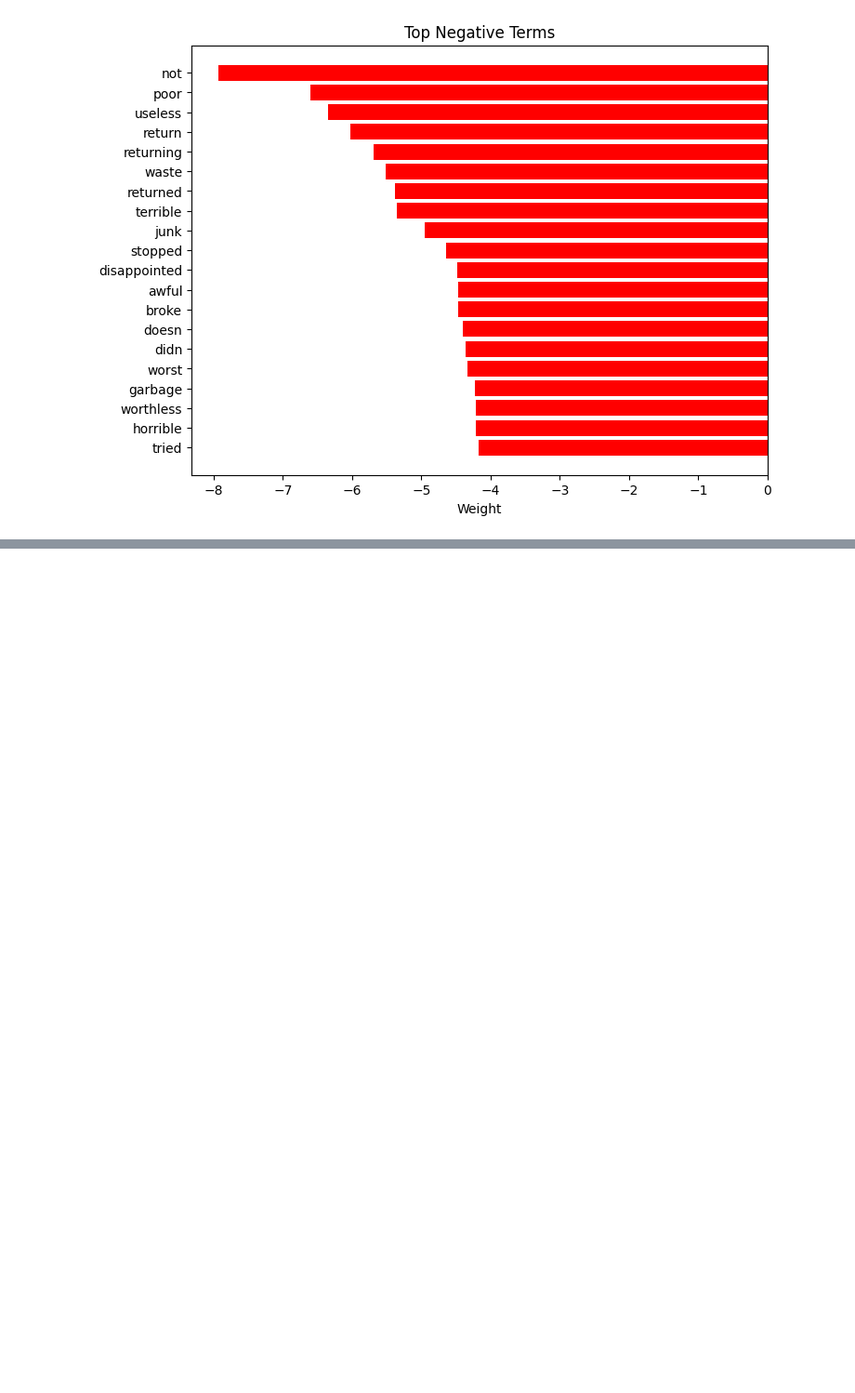
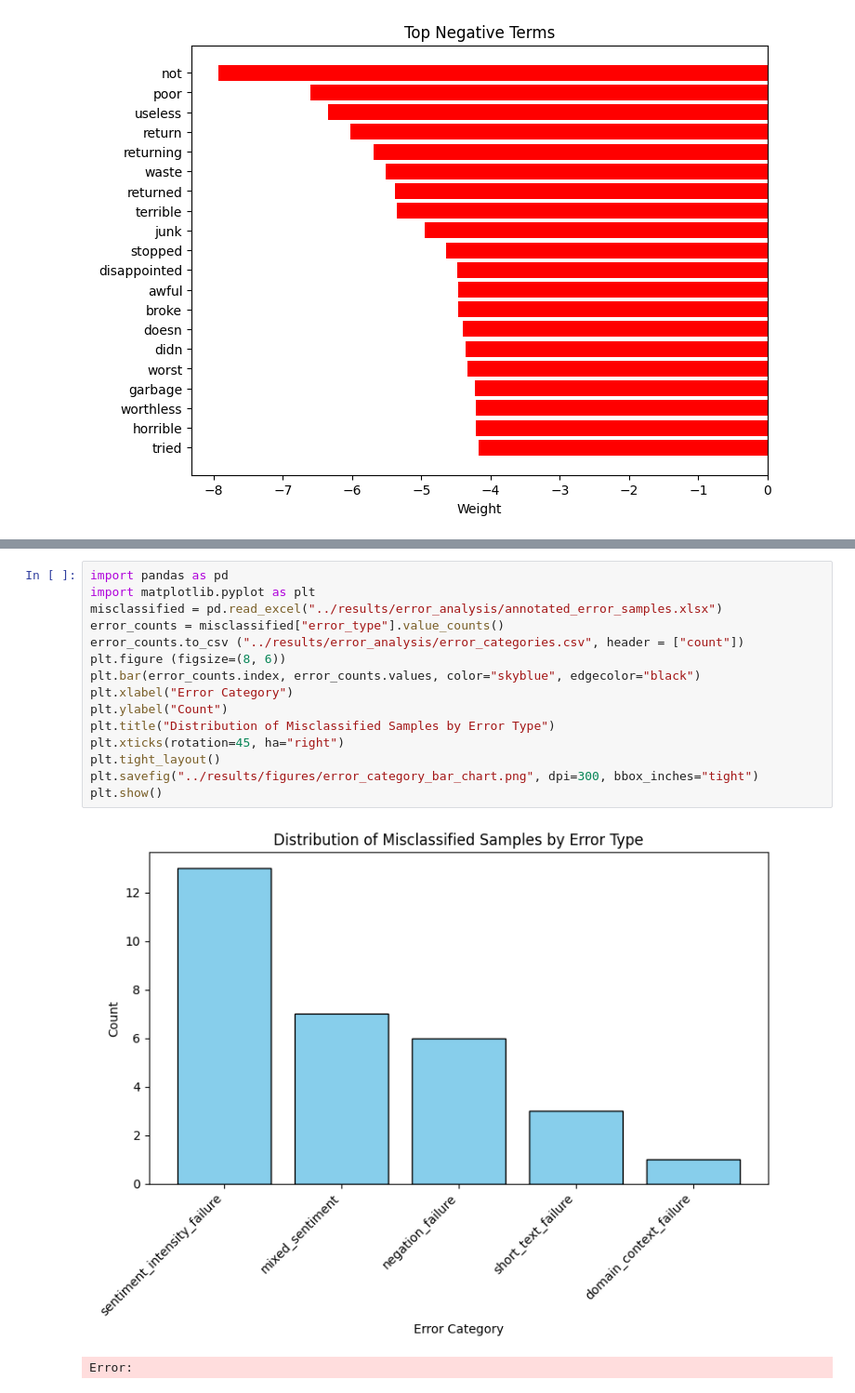
Before and after one commit to trandamkhanh311207-glitch/amazon-sentiment-analysis, a Jupyter notebook: notebooks/main.ipynb, the cells around one changed output, grey strips where cells are left out. Shown at 93% size. Drawn from its saved outputs; the diff is of its cells as text; blank space fills up the shorter version.

```diff
--- a/notebooks/main.ipynb
+++ b/notebooks/main.ipynb
@@ -738,0 +1157,18 @@ plt.show()
+# %%
+import pandas as pd
+import matplotlib.pyplot as plt
+misclassified = pd.read_excel("../results/error_analysis/annotated_error_samples.xlsx")
+error_counts = misclassified["error_type"].value_counts()
+error_counts.to_csv ("../results/error_analysis/error_categories.csv", header = ["count"])
+plt.figure (figsize=(8, 6))
+plt.bar(error_counts.index, error_counts.values, color="skyblue", edgecolor="black")
+plt.xlabel("Error Category")
+plt.ylabel("Count")
+plt.title("Distribution of Misclassified Samples by Error Type")
+plt.xticks(rotation=45, ha="right")
+plt.tight_layout()
+plt.savefig("../results/figures/error_category_bar_chart.png", dpi=300, bbox_inches="tight")
+plt.show()
+# %% [output]
+[figure, added]
+Error:
```
Also changed, not shown: parts of 28 cells of this notebook, 7 other files.
